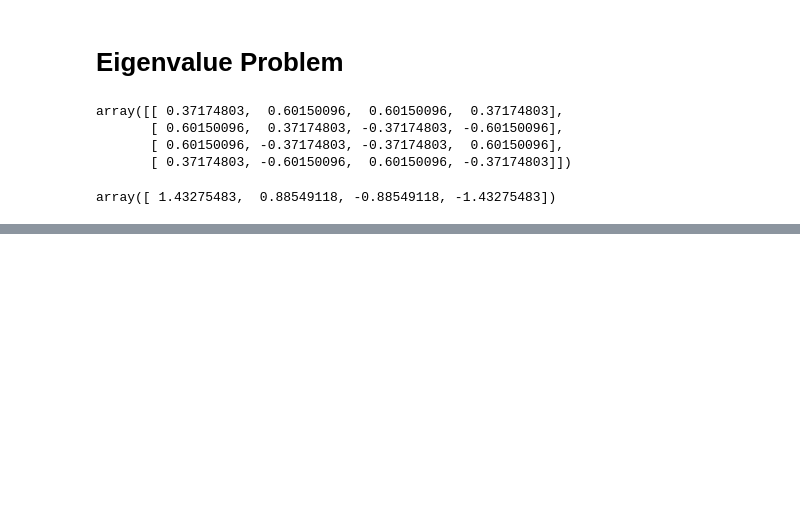
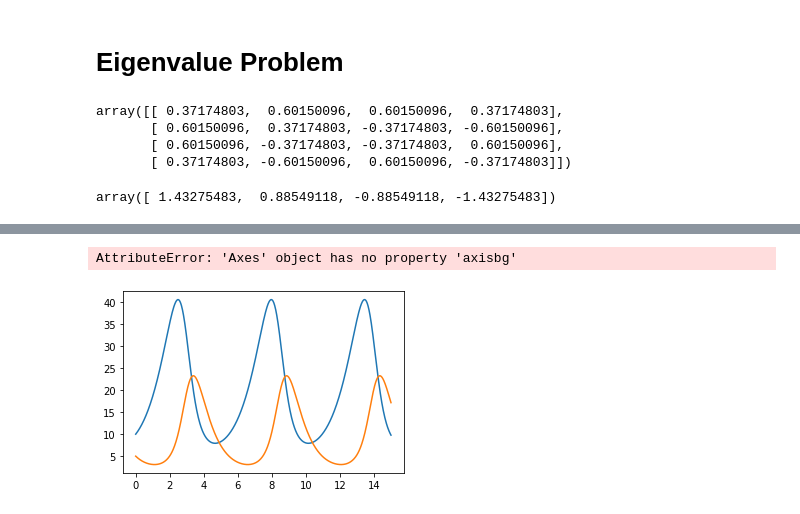
Before and after one commit to Homingdung/finalProject, a Jupyter notebook: scipyLearning.ipynb, the cells around one changed output, grey strips where cells are left out. Drawn from its saved outputs; the diff is of its cells as text; code cells hidden in the pictures; blank space fills up the shorter version.

```diff
--- a/scipyLearning.ipynb
+++ b/scipyLearning.ipynb
@@ -207,0 +348,47 @@ array([ 1.43275483,  0.88549118, -0.88549118, -1.43275483])
+# %%
+import numpy as np
+from scipy import integrate
+import matplotlib.pyplot as plt
+from matplotlib.widgets import Slider, Button, RadioButtons
+
+b = 0.1
+d = 0.75
+a=1
+c=1.5
+def dX_dt(X, t=0, a=1, c=1.5):
+    """ Return the growth rate of fox and rabbit populations. """
+    return np.array([ a*X[0] -   b*X[0]*X[1] ,
+                     -c*X[1] + d*b*X[0]*X[1] ])
+
+
+t = np.linspace(0, 15,  1000)              # time
+X0 = np.array([10, 5])          # initials conditions: 10 rabbits and 5 foxes
+
+fig, ax = plt.subplots()
+plt.subplots_adjust(left=0.25, bottom=0.25)
+
+l1, l2 = plt.plot(t, integrate.odeint(dX_dt, X0, t, (a, c)))
+
+axcolor = 'black'
+ax_a = plt.axes([0.25, 0.1, 0.65, 0.03], axisbg=axcolor)
+ax_c = plt.axes([0.25, 0.15, 0.65, 0.03], axisbg=axcolor)
+
+sa = Slider(ax_a, 'a', 0.1, 10.0, valinit=1)
+sc = Slider(ax_c, 'c', 0.1, 10.0, valinit=1.5)
+
+
+def update(val):
+    a = sa.val
+    c = sc.val
+    x = integrate.odeint(dX_dt, X0, t, (a, c))
+    l1.set_ydata(x[:,0])
+    l2.set_ydata(x[:,1])
+    fig.canvas.draw_idle()
+
+sa.on_changed(update)
+sc.on_changed(update)
+
+plt.show()
+# %% [output]
+AttributeError: 'Axes' object has no property 'axisbg'
+[figure, added]
```
Also changed, not shown: parts of 22 cells of this notebook.
